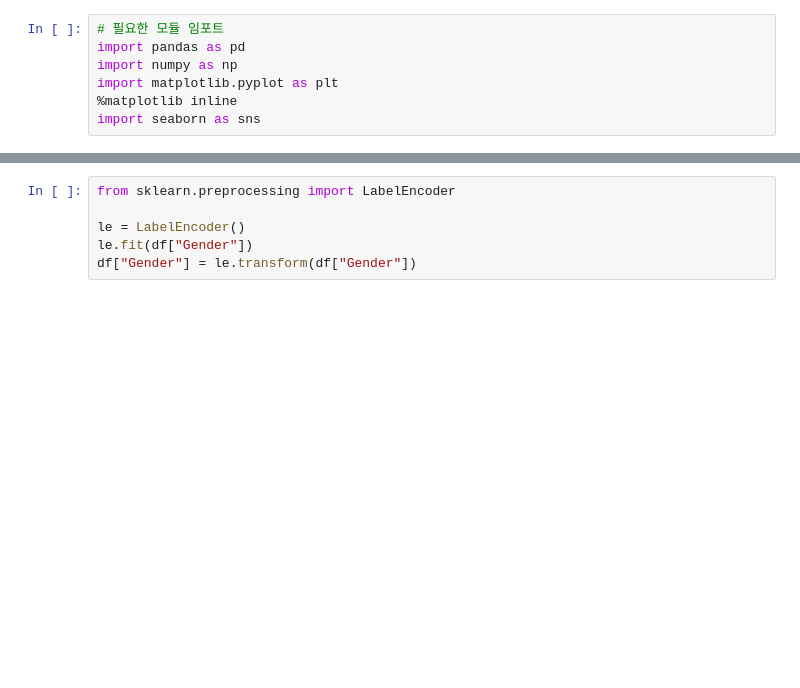
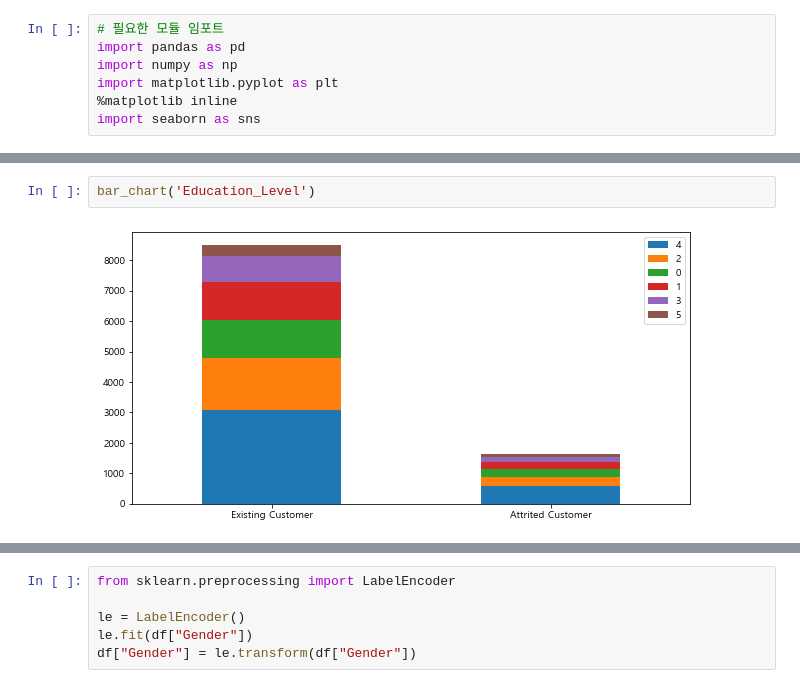
Before and after one commit to Ahn-seongjun/DS_team2, a Jupyter notebook: KYH/[전처리]PredictChurner.ipynb, the cells around one changed output, grey strips where cells are left out. Drawn from its saved outputs; the diff is of its cells as text; blank space fills up the shorter version.

```diff
--- a/KYH/[전처리]PredictChurner.ipynb
+++ b/KYH/[전처리]PredictChurner.ipynb
@@ -137,0 +268,4 @@ dtype: int64
+# %%
+bar_chart('Education_Level')
+# %% [output]
+[figure, added]
```
Also changed, not shown: parts of 59 cells of this notebook.
